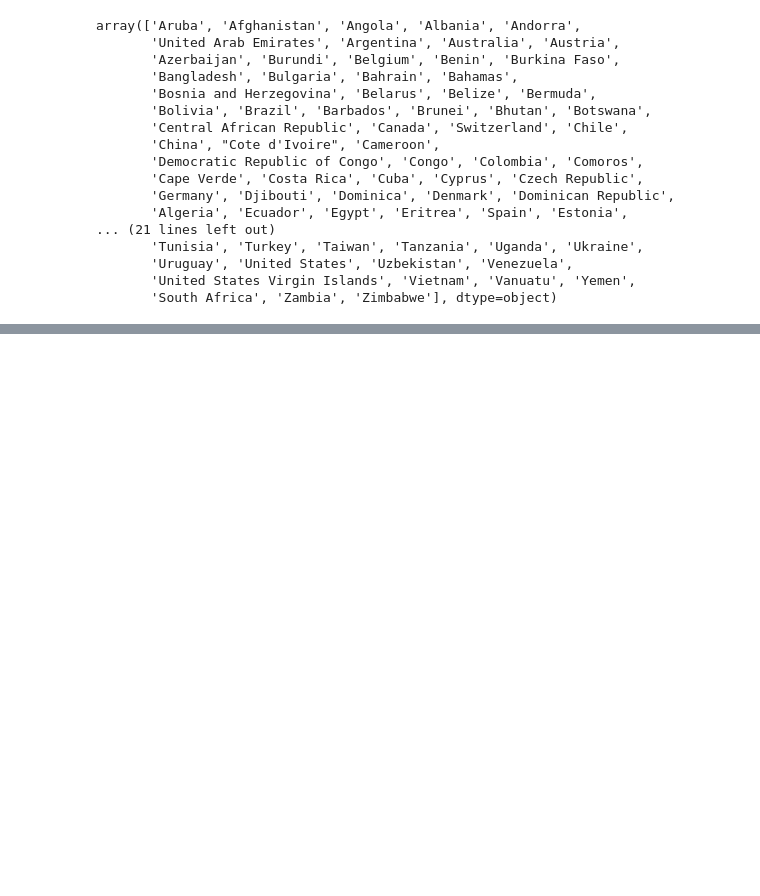
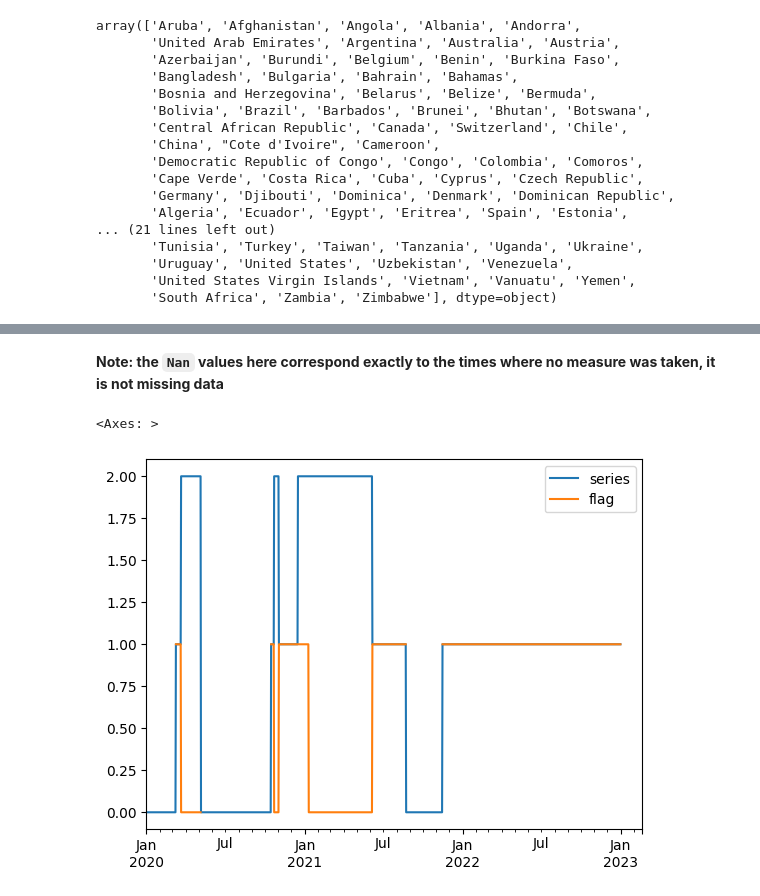
Before and after one commit to armsp/BDPP-23-Covid-Project, a Jupyter notebook: work/project/study_h.ipynb, the cells around one changed output, grey strips where cells are left out. Drawn from its saved outputs; the diff is of its cells as text; code cells hidden in the pictures; blank space fills up the shorter version.

```diff
--- a/work/project/study_h.ipynb
+++ b/work/project/study_h.ipynb
@@ -162,0 +210,8 @@ array(['Aruba', 'Afghanistan', 'Angola', 'Albania', 'Andorra',
+# %% [markdown]
+**Note: the `Nan` values here correspond exactly to the times where no measure was taken, it is not missing data**
+# %%
+dual_df = pd.concat([ series_df, flag_df ], axis = 1 )
+dual_df.plot( )
+# %% [output]
+<Axes: >
+[figure, added]
```
Also changed, not shown: parts of 10 cells of this notebook, 25 other files.
